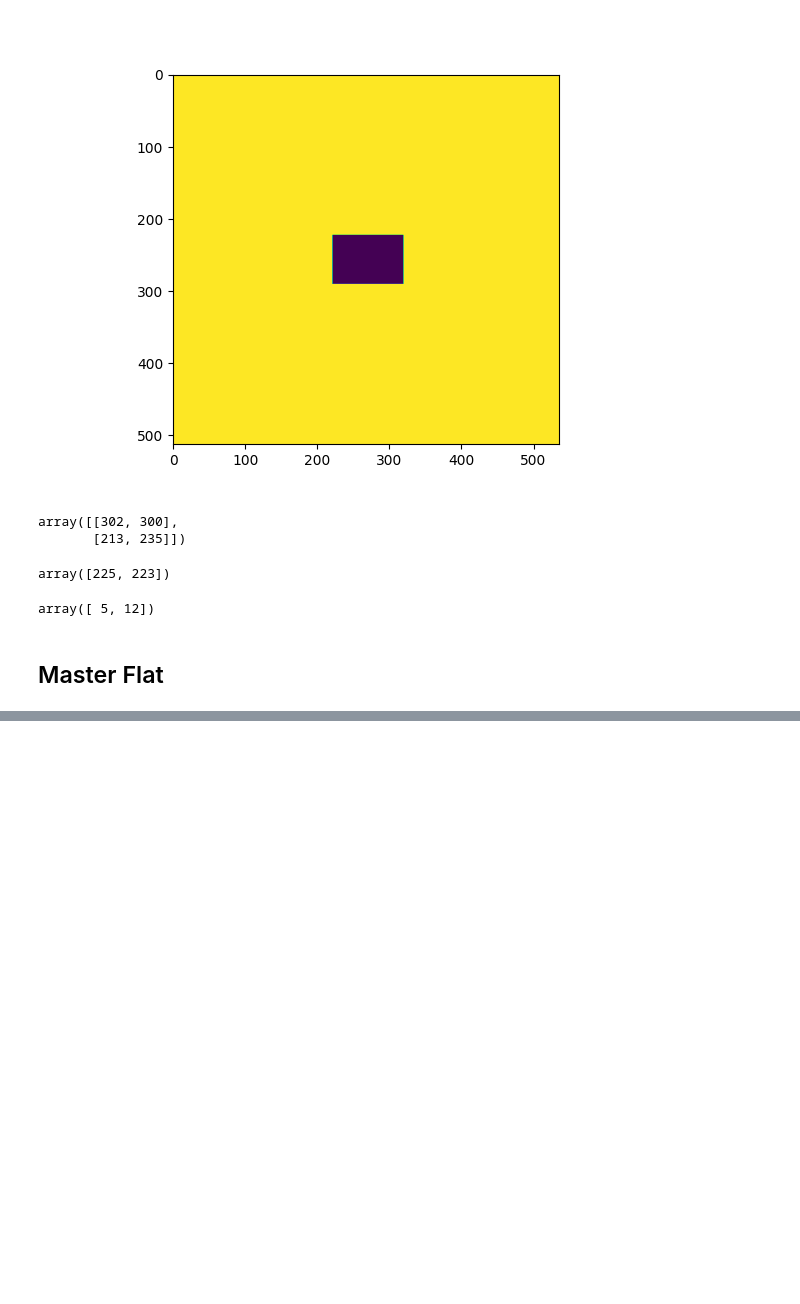
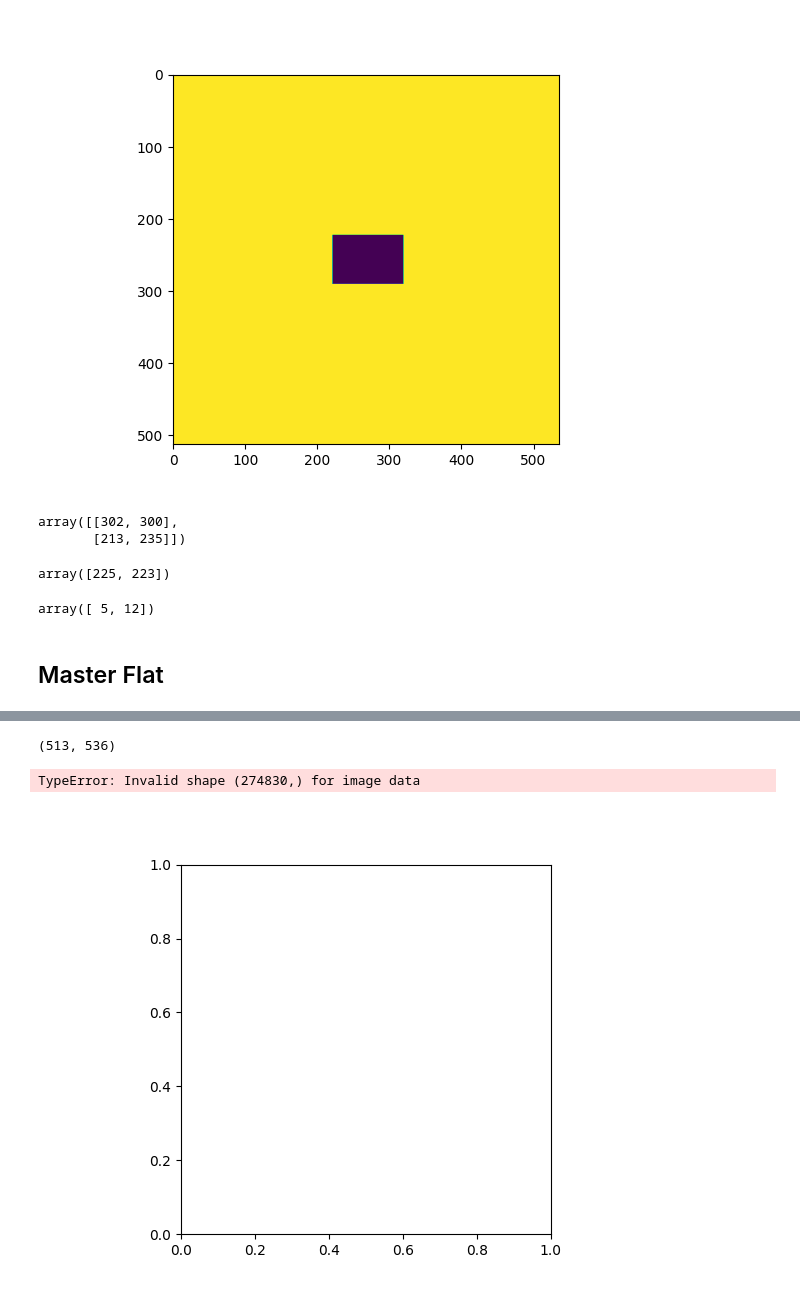
Before and after one commit to MaxFleming23/WiFeS_seeing, a Jupyter notebook: pipeline.ipynb, the cells around one changed output, grey strips where cells are left out. Cells and saved outputs as stored; diff of their text form; code cells hidden in the pictures; blank space fills up the shorter version.

```diff
--- a/pipeline.ipynb
+++ b/pipeline.ipynb
@@ -3066,0 +3140,8 @@ array([ 5, 12])
+# %%
+plt.figure(clear=True)
+plt.imshow(segm.data[segmentation_image_to_mask(segm.data)],origin='lower')
+plt.show()
+# %% [output]
+(513, 536)
+TypeError: Invalid shape (274830,) for image data
+[figure, added]
```
Also changed, not shown: parts of 9 cells of this notebook, 1 other file.
